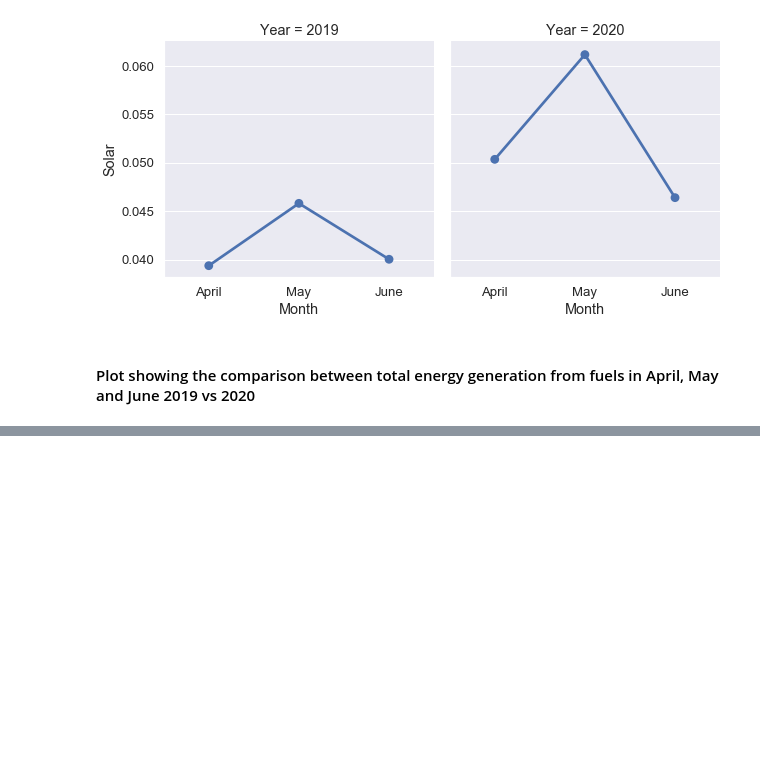
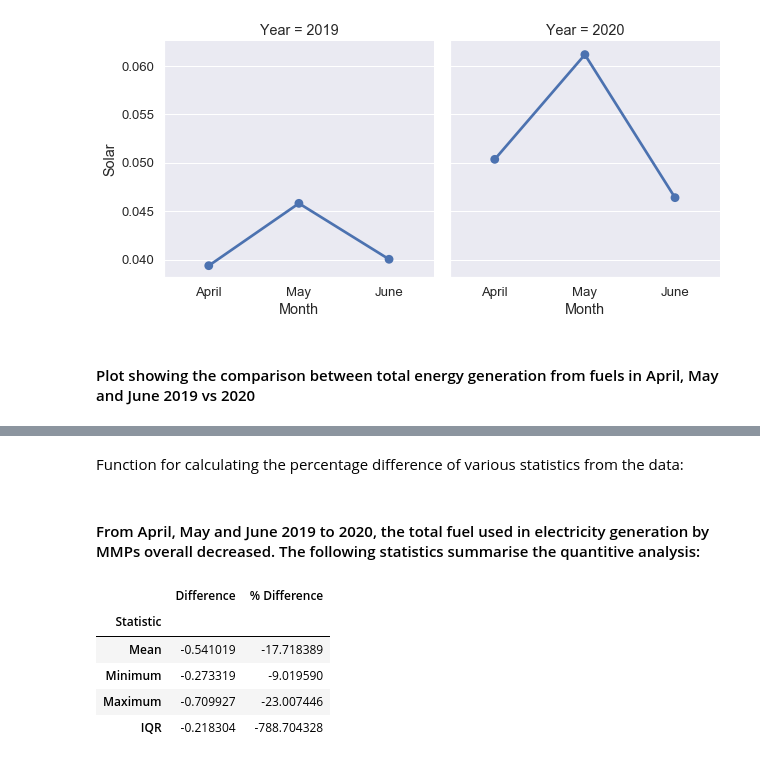
Before and after one commit to abbielms/Big_Data_Challenge_2020, a Jupyter notebook: Big_Data_Challenge_2020.ipynb, the cells around one changed output, grey strips where cells are left out. Saved outputs shown, nothing was run; the diff lists cells and outputs as text; code cells hidden in the pictures; blank space fills up the shorter version.

Commit message:
Add summary statistics to Q3

```diff
--- a/Big_Data_Challenge_2020.ipynb
+++ b/Big_Data_Challenge_2020.ipynb
@@ -143,0 +202,49 @@ ax.legend(prop={'size': 17}, framealpha=1.0)
+# %% [markdown]
+Function for calculating the percentage difference of various statistics from the data:
+# %%
+def percentage_diff(diff, num1, func):
+    ''' Calculate the percentage difference between 2 statistics.
+
+    Args:
+        diff (float): The numerical difference between the two numbers we want the percentage difference of.
+        num1 (float): The original number used when calculating the difference.
+        func (function): Function to operate on the original number.
+
+    Returns:
+        Percentage difference.
+    '''
+    perc_diff = (diff / func(num1)) * 100
+    return perc_diff
+# %%
+# Mean percentage difference
+elec_gen_by_MPP_2019_2020_amj_mean_pd = percentage_diff(elec_gen_by_MPP_2019_2020_amj_mean, elec_gen_by_MPP_2020_amj['Total'], np.mean)
+
+# Minimum percentage difference
+elec_gen_by_MPP_2019_2020_amj_max_pd = percentage_diff(elec_gen_by_MPP_2019_2020_amj_min, elec_gen_by_MPP_2020_amj['Total'], np.min)
+
+# Maximum percentage difference
+elec_gen_by_MPP_2019_2020_amj_min_pd = percentage_diff(elec_gen_by_MPP_2019_2020_amj_max, elec_gen_by_MPP_2020_amj['Total'], np.max)
+
+# IQR percentage difference
+elec_gen_by_MPP_2019_2020_amj_IQR_pd = (elec_gen_by_MPP_2019_2020_amj_IQR / elec_gen_by_MPP_2020_amj_IQR) * 100
+# %%
+# Create a dataframe for the summary statistics of April, May and June 2019 and 2020
+
+elec_gen_by_MPP_2019_2020_amj_stats = {
+    'Statistic': ['Mean', 'Minimum', 'Maximum', 'IQR'],
+    'Difference': [elec_gen_by_MPP_2019_2020_amj_mean, elec_gen_by_MPP_2019_2020_amj_min, elec_gen_by_MPP_2019_2020_amj_max, elec_gen_by_MPP_2019_2020_amj_IQR],
+    '% Difference': [elec_gen_by_MPP_2019_2020_amj_mean_pd, elec_gen_by_MPP_2019_2020_amj_max_pd, elec_gen_by_MPP_2019_2020_amj_min_pd, elec_gen_by_MPP_2019_2020_amj_IQR_pd]
+}
+
+elec_gen_by_MPP_2019_2020_amj_stats_df = pd.DataFrame(elec_gen_by_MPP_2019_2020_amj_stats).set_index('Statistic')
+# %% [markdown]
+#### From April, May and June 2019 to 2020, the total fuel used in electricity generation by MMPs overall decreased. The following statistics summarise the quantitive analysis:
+# %%
+elec_gen_by_MPP_2019_2020_amj_stats_df
+# %% [output]
+|  | Difference | % Difference |
+| Statistic |  |  |
+| Mean | -0.541019 | -17.718389 |
+| Minimum | -0.273319 | -9.019590 |
+| Maximum | -0.709927 | -23.007446 |
+| IQR | -0.218304 | -788.704328 |
```
Also changed, not shown: parts of 9 cells of this notebook.
